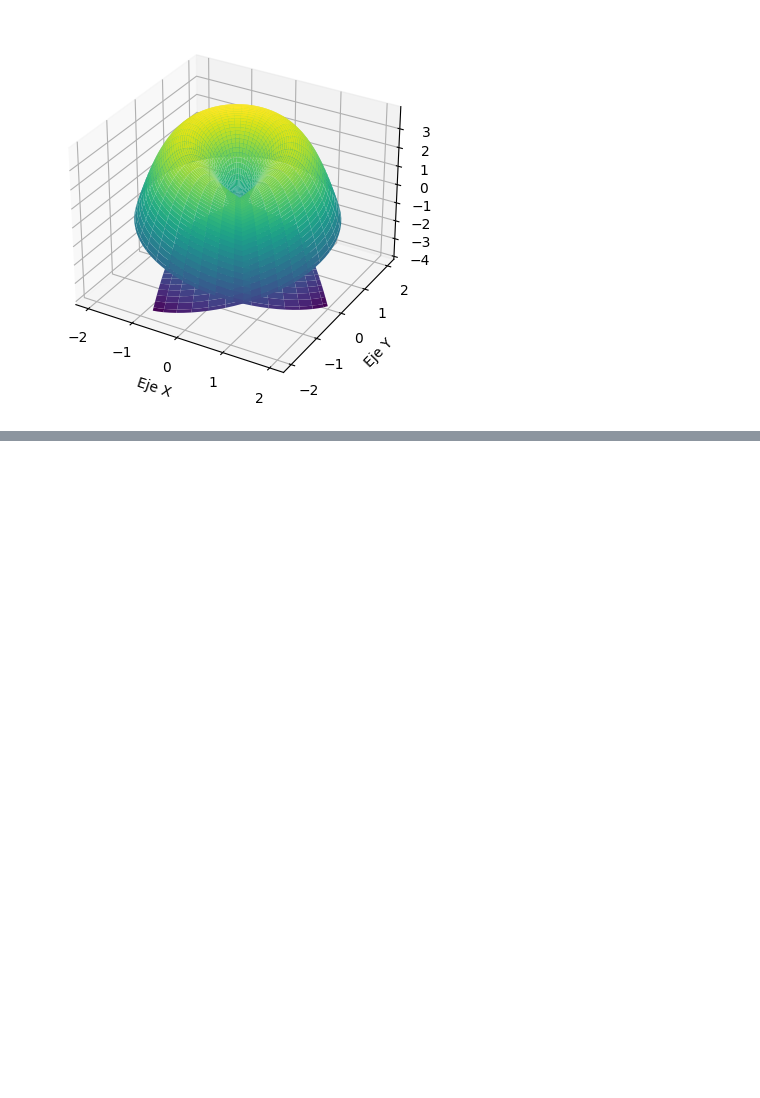
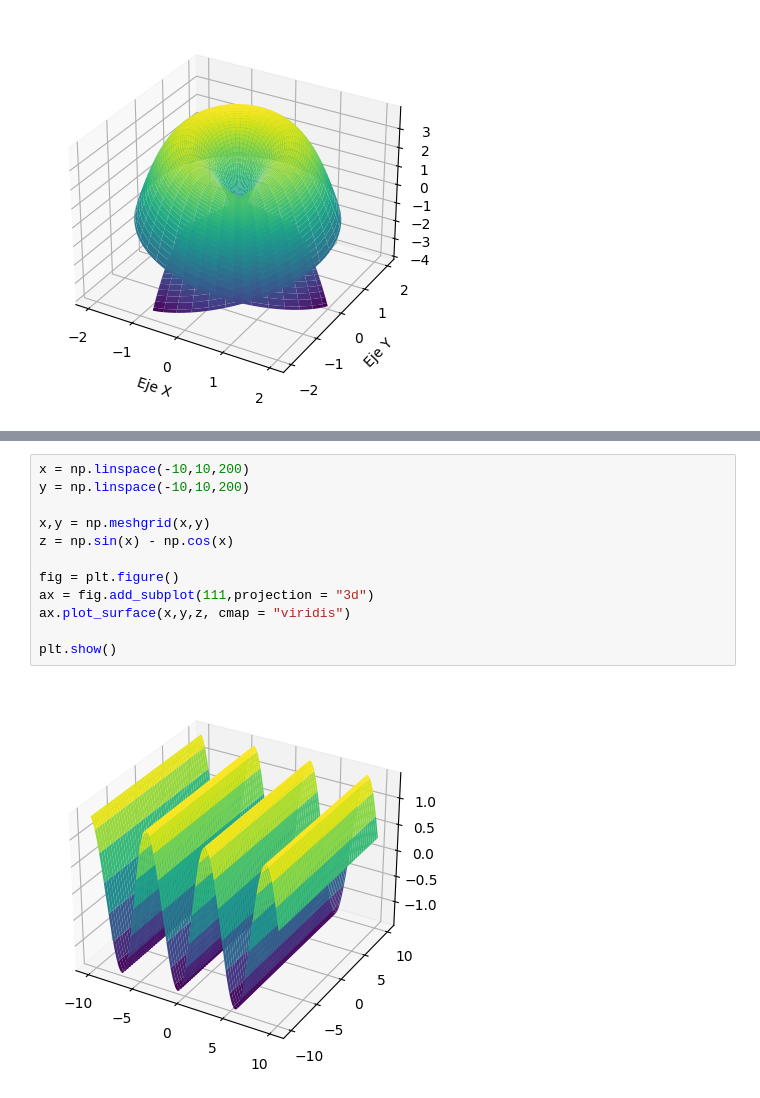
Before and after one commit to K3nnyZY/DISCRETE-STRUCTURES, a Jupyter notebook: Graficas.ipynb, the cells around one changed output, grey strips where cells are left out. Cells and saved outputs as stored; diff of their text form; blank space fills up the shorter version.

```diff
--- a/Graficas.ipynb
+++ b/Graficas.ipynb
@@ -176,0 +189,14 @@ plt.show()
+# %%
+x = np.linspace(-10,10,200)
+y = np.linspace(-10,10,200)
+
+x,y = np.meshgrid(x,y)
+z = np.sin(x) - np.cos(x)
+
+fig = plt.figure()
+ax = fig.add_subplot(111,projection = "3d")
+ax.plot_surface(x,y,z, cmap = "viridis")
+
+plt.show()
+# %% [output]
+[figure, added]
```
Also changed, not shown: parts of 3 cells of this notebook, 2 other files.
